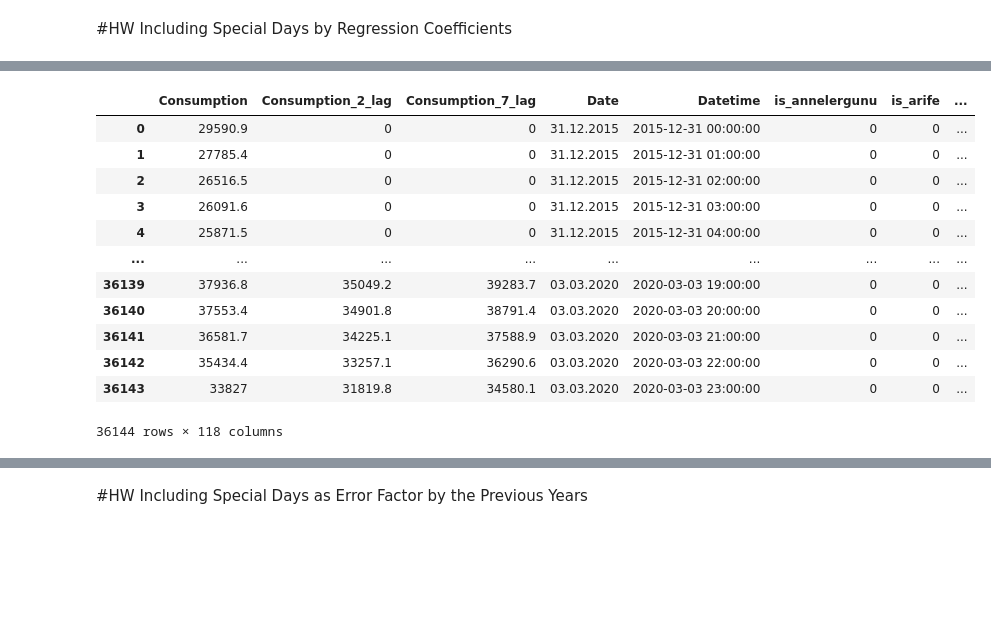
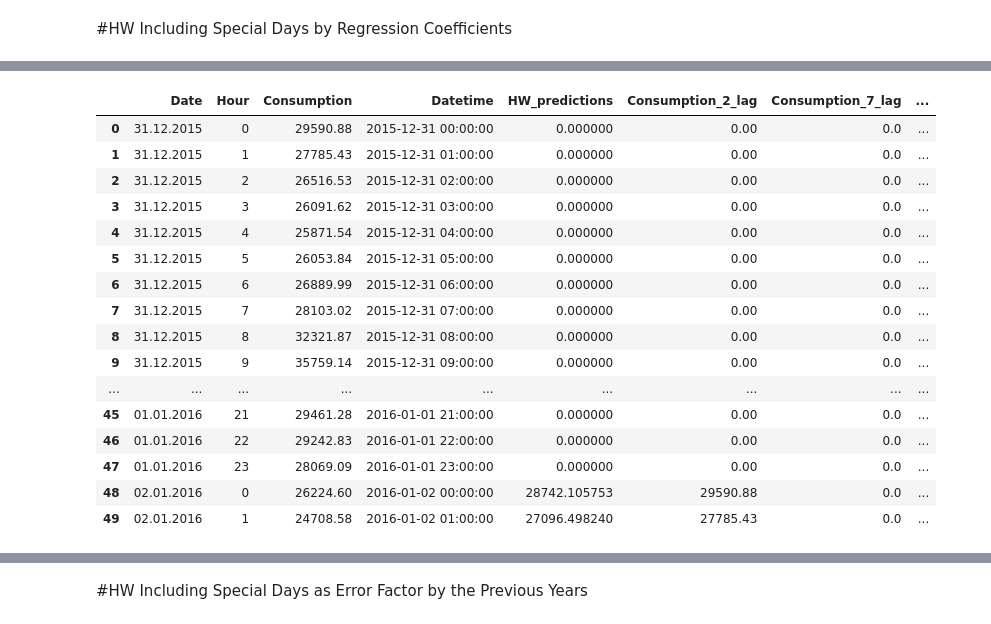
Before and after one commit to yakaralar/IE492, a Jupyter notebook: expo_smth_specialized.ipynb, the cells around one changed output, grey strips where cells are left out. Saved outputs shown, nothing was run; the diff lists cells and outputs as text; code cells hidden in the pictures; blank space fills up the shorter version.

```diff
--- a/expo_smth_specialized.ipynb
+++ b/expo_smth_specialized.ipynb
@@ -25,11 +29,12 @@ from tqdm import tqdm_notebook as tqdm
 # %%
 consumption_df=pd.read_csv("RealTimeConsumption-01122014-09032020.csv",encoding='latin-1')
 consumption_df.columns=["Date","Hour","Consumption"]
+
 consumption_df["Datetime"]=consumption_df["Date"]+" "+consumption_df["Hour"]
 consumption_df["Consumption"]=consumption_df["Consumption"].apply(lambda x:x.replace(",","")).astype(float)
-consumption_df["Datetime"]=pd.to_datetime(consumption_df["Datetime"])
+consumption_df["Datetime"]=pd.to_datetime(consumption_df["Datetime"],format="%d.%m.%Y %H:%M")
 consumption_df=consumption_df.loc[consumption_df["Datetime"]<pd.to_datetime("2020-03-04 00:00:00")]
-consumption_df
+consumption_df#.loc[consumption_df["Date"]=="06.03.2019"]
 # %% [output]
 |  | Date | Hour | Consumption | Datetime |
 | 0 | 31.12.2015 | 00:00 | 29590.88 | 2015-12-31 00:00:00 |
@@ -111,36 +145,40 @@ special_day_df=special_day_df.reset_index()
 # %%
 cons_lagged=consumption_df.copy()
 cons_lagged["Consumption_2_lag"]=cons_lagged["Consumption"].shift(24*2)
 cons_lagged["Consumption_7_lag"]=cons_lagged["Consumption"].shift(24*7)
 cons_lagged["Hour"]=cons_lagged["Hour"].apply(lambda x:x.split(":")[0]).astype(int)
 cons_lagged["Day"]=cons_lagged["Date"].apply(lambda x:x.split(".")[0]).astype(int)
 cons_lagged["Month"]=cons_lagged["Date"].apply(lambda x:x.split(".")[1]).astype(int)
 cons_lagged["weekday"]=pd.to_datetime(cons_lagged["Date"]).apply(lambda x: x.weekday()).astype(int)
-special_day_df["date"]=pd.to_datetime(special_day_df["date"])
-special_day_df["date"].dtype
-cons_lagged=pd.merge(cons_lagged,special_day_df,left_on="Datetime",right_on="date",how="left").drop(columns="date").fillna(0)
-from sklearn.preprocessing import OneHotEncoder
-from scipy.sparse import hstack
-cat_features=["Hour","Day","Month","weekday"]
-linear_enc=OneHotEncoder()
-one_hot_encoded=linear_enc.fit_transform(cons_lagged[cat_features]).toarray()
-normal_feats=cons_lagged.columns.difference(cat_features).tolist()
-cons_lagged=np.hstack([cons_lagged[normal_feats],one_hot_encoded])
-cons_lagged=pd.DataFrame(cons_lagged,columns=normal_feats+np.concatenate([[cat_features[i]+"_"+str(j) for j in cats_]for i,cats_ in enumerate(linear_enc.categories_)]).tolist())
+special_day_df["date"]=special_day_df["date"].apply(lambda x:'.'.join(list(reversed(x.split("-")))))
+#special_day_df["date"].dtype
+cons_lagged=pd.merge(cons_lagged,special_day_df,left_on="Date",right_on="date",how="left").drop(columns="date").fillna(0)
+#from sklearn.preprocessing import OneHotEncoder
+#from scipy.sparse import hstack
+#cat_features=["Hour","Day","Month","weekday"]
+#linear_enc=OneHotEncoder()
+#one_hot_encoded=linear_enc.fit_transform(cons_lagged[cat_features]).toarray()
+#normal_feats=cons_lagged.columns.difference(cat_features).tolist()
+#cons_lagged=np.hstack([cons_lagged[normal_feats],one_hot_encoded])
+#cons_lagged=pd.DataFrame(cons_lagged,columns=normal_feats+np.concatenate([[cat_features[i]+"_"+str(j) for j in cats_]for i,cats_ in enumerate(linear_enc.categories_)]).tolist())
 cons_lagged=cons_lagged.dropna()
-cons_lagged
+cons_lagged.iloc[0:50]
 # %% [output]
-|  | Consumption | Consumption_2_lag | Consumption_7_lag | Date | Datetime | is_annelergunu | is_arife | ... |
-| 0 | 29590.9 | 0 | 0 | 31.12.2015 | 2015-12-31 00:00:00 | 0 | 0 | ... |
-| 1 | 27785.4 | 0 | 0 | 31.12.2015 | 2015-12-31 01:00:00 | 0 | 0 | ... |
-| 2 | 26516.5 | 0 | 0 | 31.12.2015 | 2015-12-31 02:00:00 | 0 | 0 | ... |
-| 3 | 26091.6 | 0 | 0 | 31.12.2015 | 2015-12-31 03:00:00 | 0 | 0 | ... |
-| 4 | 25871.5 | 0 | 0 | 31.12.2015 | 2015-12-31 04:00:00 | 0 | 0 | ... |
+|  | Date | Hour | Consumption | Datetime | HW_predictions | Consumption_2_lag | Consumption_7_lag | ... |
+| 0 | 31.12.2015 | 0 | 29590.88 | 2015-12-31 00:00:00 | 0.000000 | 0.00 | 0.0 | ... |
+| 1 | 31.12.2015 | 1 | 27785.43 | 2015-12-31 01:00:00 | 0.000000 | 0.00 | 0.0 | ... |
+| 2 | 31.12.2015 | 2 | 26516.53 | 2015-12-31 02:00:00 | 0.000000 | 0.00 | 0.0 | ... |
+| 3 | 31.12.2015 | 3 | 26091.62 | 2015-12-31 03:00:00 | 0.000000 | 0.00 | 0.0 | ... |
+| 4 | 31.12.2015 | 4 | 25871.54 | 2015-12-31 04:00:00 | 0.000000 | 0.00 | 0.0 | ... |
+| 5 | 31.12.2015 | 5 | 26053.84 | 2015-12-31 05:00:00 | 0.000000 | 0.00 | 0.0 | ... |
+| 6 | 31.12.2015 | 6 | 26889.99 | 2015-12-31 06:00:00 | 0.000000 | 0.00 | 0.0 | ... |
+| 7 | 31.12.2015 | 7 | 28103.02 | 2015-12-31 07:00:00 | 0.000000 | 0.00 | 0.0 | ... |
+| 8 | 31.12.2015 | 8 | 32321.87 | 2015-12-31 08:00:00 | 0.000000 | 0.00 | 0.0 | ... |
+| 9 | 31.12.2015 | 9 | 35759.14 | 2015-12-31 09:00:00 | 0.000000 | 0.00 | 0.0 | ... |
 | ... | ... | ... | ... | ... | ... | ... | ... | ... |
-| 36139 | 37936.8 | 35049.2 | 39283.7 | 03.03.2020 | 2020-03-03 19:00:00 | 0 | 0 | ... |
-| 36140 | 37553.4 | 34901.8 | 38791.4 | 03.03.2020 | 2020-03-03 20:00:00 | 0 | 0 | ... |
-| 36141 | 36581.7 | 34225.1 | 37588.9 | 03.03.2020 | 2020-03-03 21:00:00 | 0 | 0 | ... |
-| 36142 | 35434.4 | 33257.1 | 36290.6 | 03.03.2020 | 2020-03-03 22:00:00 | 0 | 0 | ... |
-| 36143 | 33827 | 31819.8 | 34580.1 | 03.03.2020 | 2020-03-03 23:00:00 | 0 | 0 | ... |
+| 45 | 01.01.2016 | 21 | 29461.28 | 2016-01-01 21:00:00 | 0.000000 | 0.00 | 0.0 | ... |
+| 46 | 01.01.2016 | 22 | 29242.83 | 2016-01-01 22:00:00 | 0.000000 | 0.00 | 0.0 | ... |
+| 47 | 01.01.2016 | 23 | 28069.09 | 2016-01-01 23:00:00 | 0.000000 | 0.00 | 0.0 | ... |
+| 48 | 02.01.2016 | 0 | 26224.60 | 2016-01-02 00:00:00 | 28742.105753 | 29590.88 | 0.0 | ... |
+| 49 | 02.01.2016 | 1 | 24708.58 | 2016-01-02 01:00:00 | 27096.498240 | 27785.43 | 0.0 | ... |
-36144 rows × 118 columns
 # %%
```
Also changed, not shown: parts of 11 cells of this notebook.
